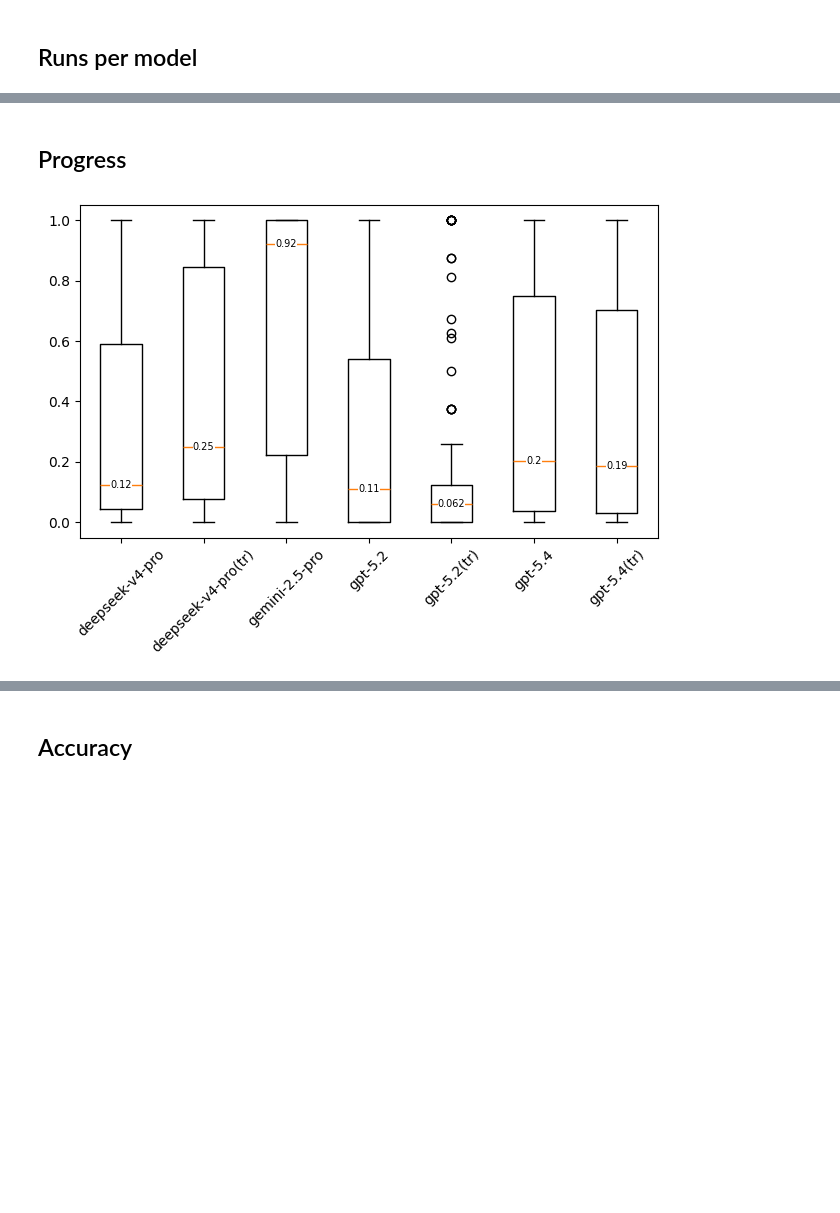
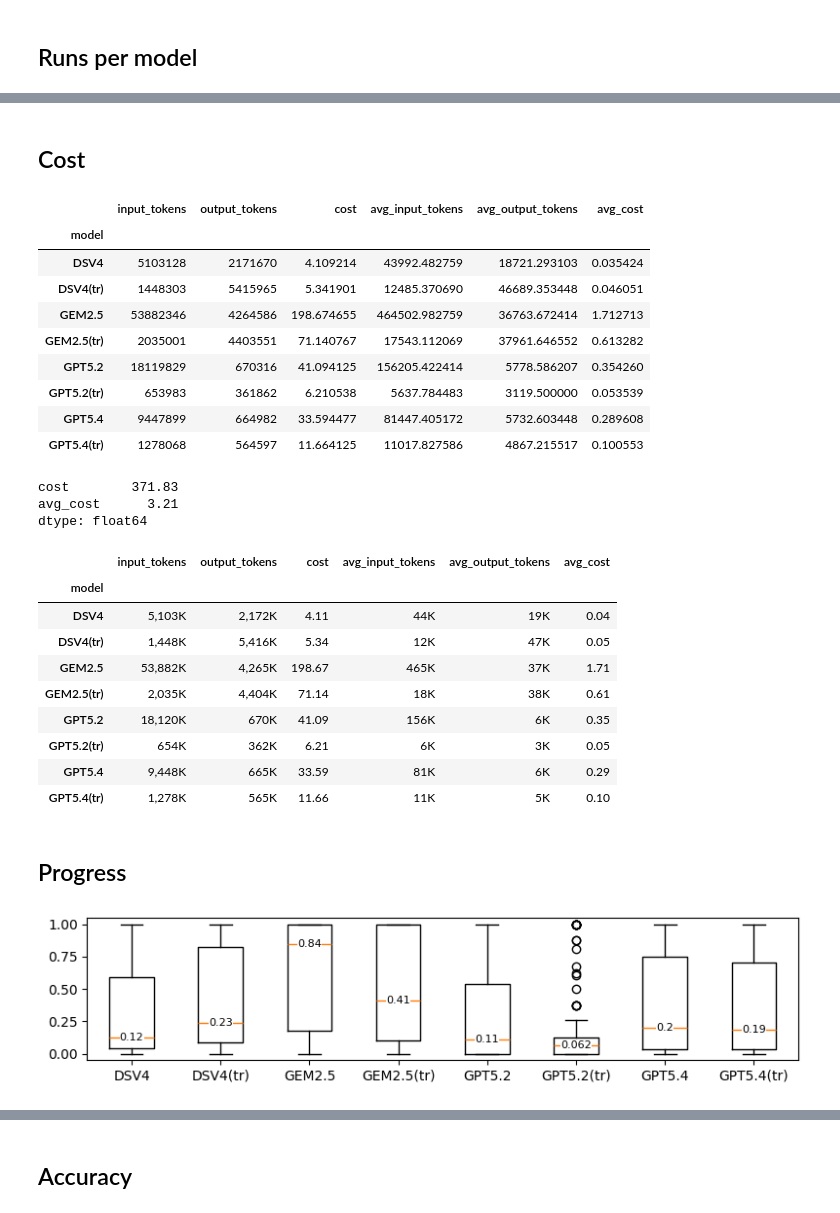
Before and after one commit to PUC-Behring-Institute-for-AI/umllm, a Jupyter notebook: evaluations/plot.ipynb, the cells around one changed output, grey strips where cells are left out. Drawn from its saved outputs; the diff is of its cells as text; code cells hidden in the pictures; blank space fills up the shorter version.

Commit message:
evaluations: Update plot

```diff
--- a/evaluations/plot.ipynb
+++ b/evaluations/plot.ipynb
@@ -54,6 +54,13 @@ def cost(provider, model, input_tokens, output_tokens):
         return l * input_tokens + r * output_tokens
     except KeyError as err:
         return 0.
+# %%
+ABBREV = {
+    'deepseek-v4-pro': 'DSV4',
+    'gemini-2.5-pro': 'GEM2.5',
+    'gpt-5.4': 'GPT5.4',
+    'gpt-5.2': 'GPT5.2',
+}
 # %%
 def load(runs, skip=lambda x: False):
     for path in runs:
@@ -69,7 +76,7 @@ def load(runs, skip=lambda x: False):
                 'W': t['work_length'],
                 'C': t['cycles_until_halt'],
                 'provider': t['provider'],
-                'model': t['model'] + ('' if t['truncate'] is None else '(tr)'),
+                'model': ABBREV[t['model']] + ('' if t['truncate'] is None else '(tr)'),
                 #'prompt': t['prompt'],
                 #'temperature': t['temperature'],
                 #'seed': t['seed'],
@@ -127,25 +154,72 @@ RUNS_PER_MODEL_STATS
+# %% [markdown]
+## Cost
+# %%
+df = RUNS.groupby('model').apply(lambda t: t[['input_tokens', 'output_tokens', 'cost']].sum()).astype({'input_tokens': int, 'output_tokens': int, 'cost': float})
+df['avg_input_tokens'] = df['input_tokens'] / 116
+df['avg_output_tokens'] = df['output_tokens'] / 116
+df['avg_cost'] = df['cost'] / 116
+display(df)
+display(df[['cost', 'avg_cost']].sum().round(2))
+# #!pip install millify
+# import millify
+# import functools
+M = lambda x: f'{round(x/1e3):,}K'
+f = lambda x: f'{x:.2f}'
+df['input_tokens'] = df['input_tokens'].apply(M)
+df['output_tokens'] = df['output_tokens'].apply(M)
+df['cost'] = df['cost'].apply(f)
+df['avg_input_tokens'] = df['avg_input_tokens'].apply(M)
+df['avg_output_tokens'] = df['avg_output_tokens'].apply(M)
+df['avg_cost'] = df['avg_cost'].apply(f)
+df
+# %% [output]
+|  | input_tokens | output_tokens | cost | avg_input_tokens | avg_output_tokens | avg_cost |
+| model |  |  |  |  |  |  |
+| DSV4 | 5103128 | 2171670 | 4.109214 | 43992.482759 | 18721.293103 | 0.035424 |
+| DSV4(tr) | 1448303 | 5415965 | 5.341901 | 12485.370690 | 46689.353448 | 0.046051 |
+| GEM2.5 | 53882346 | 4264586 | 198.674655 | 464502.982759 | 36763.672414 | 1.712713 |
+| GEM2.5(tr) | 2035001 | 4403551 | 71.140767 | 17543.112069 | 37961.646552 | 0.613282 |
+| GPT5.2 | 18119829 | 670316 | 41.094125 | 156205.422414 | 5778.586207 | 0.354260 |
+| GPT5.2(tr) | 653983 | 361862 | 6.210538 | 5637.784483 | 3119.500000 | 0.053539 |
+| GPT5.4 | 9447899 | 664982 | 33.594477 | 81447.405172 | 5732.603448 | 0.289608 |
+| GPT5.4(tr) | 1278068 | 564597 | 11.664125 | 11017.827586 | 4867.215517 | 0.100553 |
+cost        371.83
+avg_cost      3.21
+dtype: float64
+|  | input_tokens | output_tokens | cost | avg_input_tokens | avg_output_tokens | avg_cost |
+| model |  |  |  |  |  |  |
+| DSV4 | 5,103K | 2,172K | 4.11 | 44K | 19K | 0.04 |
+| DSV4(tr) | 1,448K | 5,416K | 5.34 | 12K | 47K | 0.05 |
+| GEM2.5 | 53,882K | 4,265K | 198.67 | 465K | 37K | 1.71 |
+| GEM2.5(tr) | 2,035K | 4,404K | 71.14 | 18K | 38K | 0.61 |
+| GPT5.2 | 18,120K | 670K | 41.09 | 156K | 6K | 0.35 |
+| GPT5.2(tr) | 654K | 362K | 6.21 | 6K | 3K | 0.05 |
+| GPT5.4 | 9,448K | 665K | 33.59 | 81K | 6K | 0.29 |
+| GPT5.4(tr) | 1,278K | 565K | 11.66 | 11K | 5K | 0.10 |
 # %% [markdown]
 ## Progress
 # %%
-fig, ax = plt.subplots()
+fig, ax = plt.subplots(figsize=(8,2))
 labels, data = list(zip(*((k, t['progress']) for k, t in RUNS_PER_MODEL.items())))
 bp = ax.boxplot(data, tick_labels=labels)
 for line in bp['medians']:
     xs, ys = line.get_xdata(), line.get_ydata()
     x, y = numpy.mean(xs), numpy.mean(ys)
     if not numpy.isnan(y):
         ax.annotate(
             f'{y:.2g}' if (y < 1.) else f'{round(y)}',
             (x, y), ha='center', va='center',
-            color='black', fontsize=7, bbox={
+            color='black', fontsize=8, bbox={
                 'boxstyle': 'square,pad=.01',
                 'facecolor': 'white',
                 'linewidth': .0})
-ax.tick_params(axis='x', labelrotation=45)
+ax.tick_params(axis='x', labelrotation=0)
+#ax.grid(axis='y')
 fig.tight_layout()
+plt.savefig('figs/progress.pdf', format='pdf')
 plt.show()
 # %% [output]
-[figure, old version]
+[figure, new version]
 # %%
 pandas.DataFrame({'model': k, 'median progress': v['progress'].median()} for k, v in RUNS_PER_MODEL.items()).sort_values(by=['median progress'], ascending=False)
 # %% [output]
```
Also changed, not shown: parts of 15 cells of this notebook.
